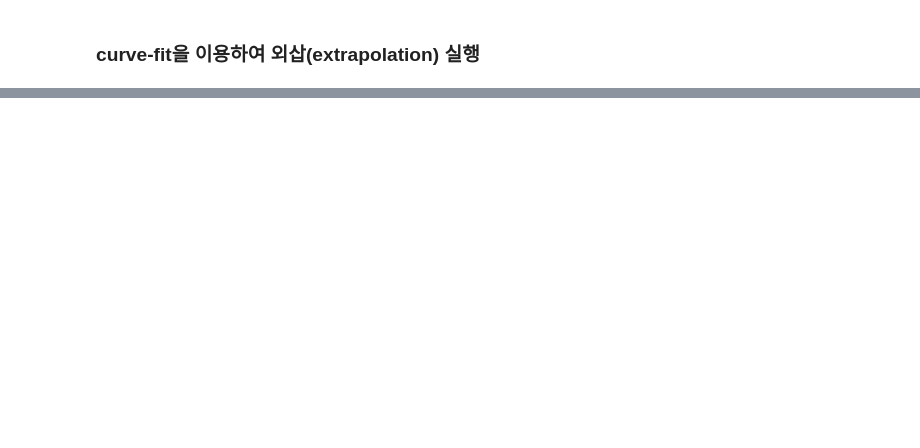
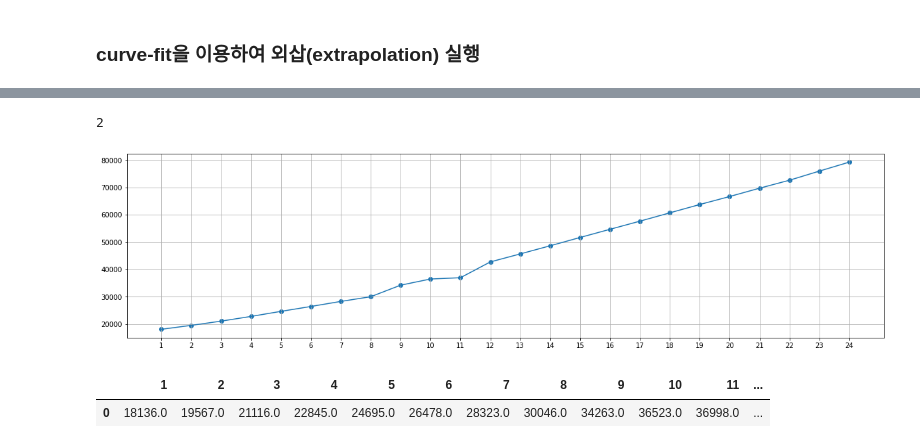
Before and after one commit to jongphago/Data-Structure-Project, a Jupyter notebook: BTTA_NullManagement.ipynb, the cells around one changed output, grey strips where cells are left out. Drawn from its saved outputs; the diff is of its cells as text; code cells hidden in the pictures; blank space fills up the shorter version.

```diff
--- a/BTTA_NullManagement.ipynb
+++ b/BTTA_NullManagement.ipynb
@@ -426,0 +442,6 @@ totalSecondsSeries = timedeltaSeries.dt.total_seconds()
+# %%
+# 2. 시리즈(np.array)에서 기준시간을 뺀다. 데이터 타입이 timedelta로 바뀐다.
+sampleTime = np.datetime64(todayDateTimeStr)
+timedeltaArr = datetimeArr - sampleTime
+timedeltaSeries = pd.Series(timedeltaAryr)
+totalSecondsSeries = timedeltaSeries.dt.total_seconds()
@@ -670,0 +896,54 @@ plt.show()
+# %%
+isnull = df.iloc[0].isnull().sum().sum()
+ind = 1
+
+while(isnull):
+    temp_ser = df.iloc[0:1]
+    bool_ser = pd.isnull(temp_ser)
+
+    pre_diff = df.iloc[ind:ind+1].diff(axis=1)
+    _bool_pre = pd.isnull(pre_diff)
+    bool_pre = np.invert(_bool_pre)
+
+    next_diff = df.iloc[ind:ind+1].diff(periods=-1, axis=1)
+    _bool_next = pd.isnull(next_diff)
+    bool_next = np.invert(_bool_next)
+
+    _null_bool = df.iloc[0:1].isnull()
+    null_bool = _null_bool.values[0]
+    index_array = df.columns[null_bool]
+
+    for i in index_array:
+        b_pre = bool_pre.loc[ind, i]
+        if(b_pre):
+            df.loc[0, i] = df.loc[0, i-1] + pre_diff.loc[ind, i]
+
+    _null_bool = df.iloc[0:1].isnull()
+    null_bool = _null_bool.values[0]
+    index_array = df.columns[null_bool]
+    np.flip(index_array)
+
+    for i in np.flip(index_array):
+        b_next = bool_next.loc[ind, i]
+
+        if(b_next):
+            df.loc[0, i] = df.loc[0, i+1] + next_diff.loc[ind, i]
+
+    ind += 1
+    isnull = df.iloc[0].isnull().sum().sum()
+/print ind
+# %% [output]
+2
+# %%
+time_df = df.iloc[0]
+plt.figure(figsize=(20,5))
+plt.xticks(time_df.index)
+plt.grid(True)
+plt.scatter(time_df.index, time_df.values)
+plt.plot(time_df.index, time_df.values)
+plt.show()
+df.iloc[0:1]
+# %% [output]
+[figure, added]
+|  | 1 | 2 | 3 | 4 | 5 | 6 | 7 | 8 | 9 | 10 | 11 | ... |
+| 0 | 18136.0 | 19567.0 | 21116.0 | 22845.0 | 24695.0 | 26478.0 | 28323.0 | 30046.0 | 34263.0 | 36523.0 | 36998.0 | ... |
```
Also changed, not shown: parts of 78 cells of this notebook, 3 other files.
